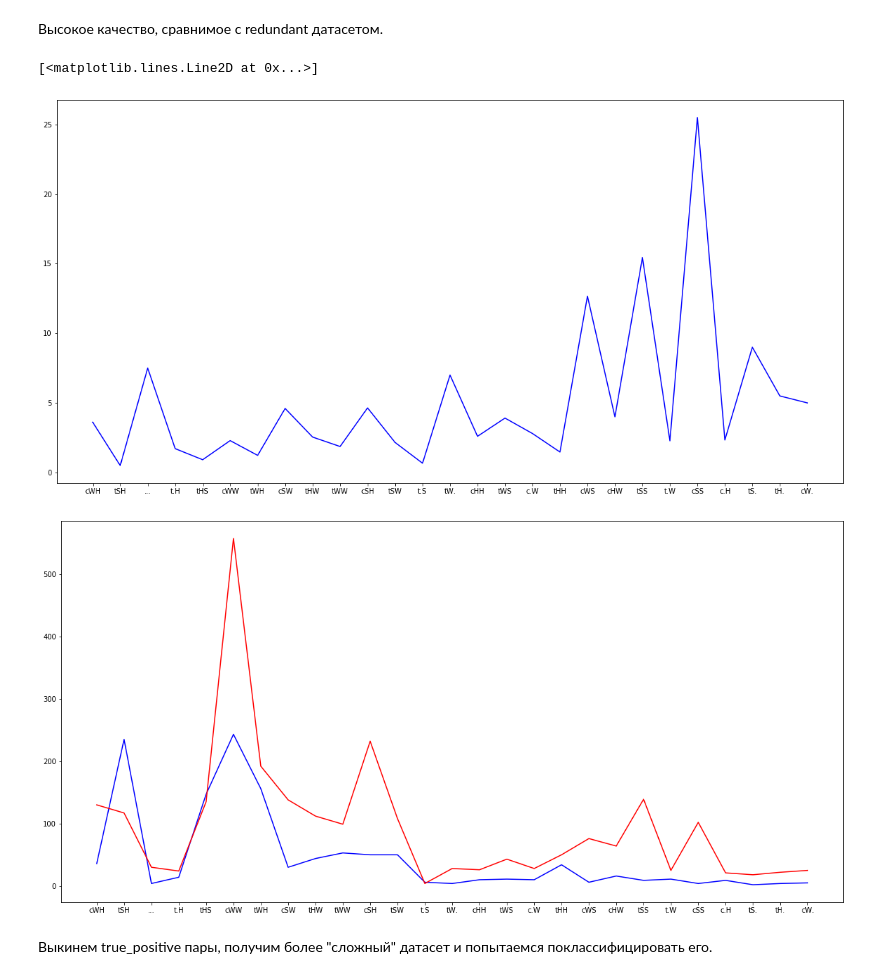
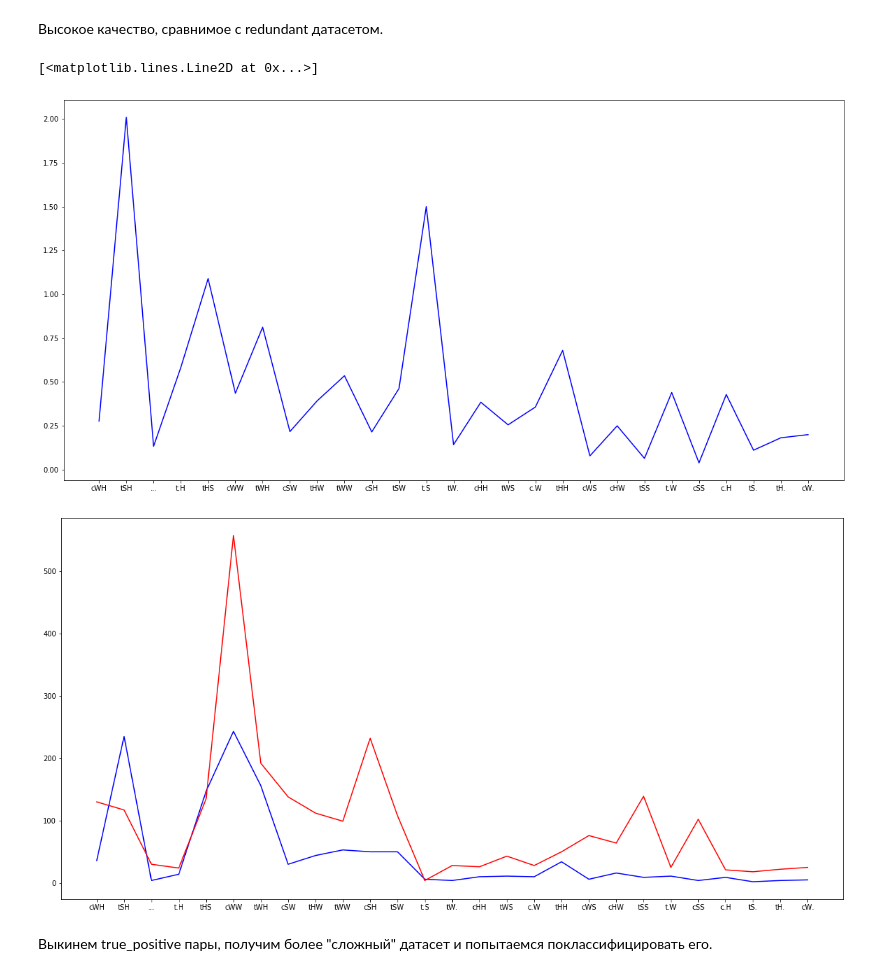
Before and after one commit to kokokostation/f723, a Jupyter notebook: notebooks/nonredundant.ipynb, the cells around one changed output. Drawn from its saved outputs; the diff is of its cells as text; code cells hidden in the pictures.

```diff
--- a/notebooks/nonredundant.ipynb
+++ b/notebooks/nonredundant.ipynb
@@ -187,19 +188,19 @@ keys = list(true_positive_counter)
 # %%
 xs = np.arange(len(keys))
 true_positive_num = np.array([true_positive_counter[k] for k in keys])
 false_negative_num = np.array([false_negative_counter[k] for k in keys])
 
 plt.figure(figsize=(20, 10))
 plt.xticks(ticks=xs, labels=keys)
-plt.plot(xs, false_negative_num / true_positive_num, c='b')
+plt.plot(xs, true_positive_num / false_negative_num, c='b')
 
 plt.figure(figsize=(20, 10))
 plt.xticks(ticks=xs, labels=keys)
 plt.plot(xs, true_positive_num, c='b')
 plt.plot(xs, false_negative_num, c='r')
 # %% [output]
 [<matplotlib.lines.Line2D at 0x...>]
-[figure, old version]
+[figure, new version]
 [figure]
 # %% [markdown]
 Выкинем true_positive пары, получим более "сложный" датасет и попытаемся поклассифицировать его.
```
Also changed, not shown: parts of 6 cells of this notebook.
